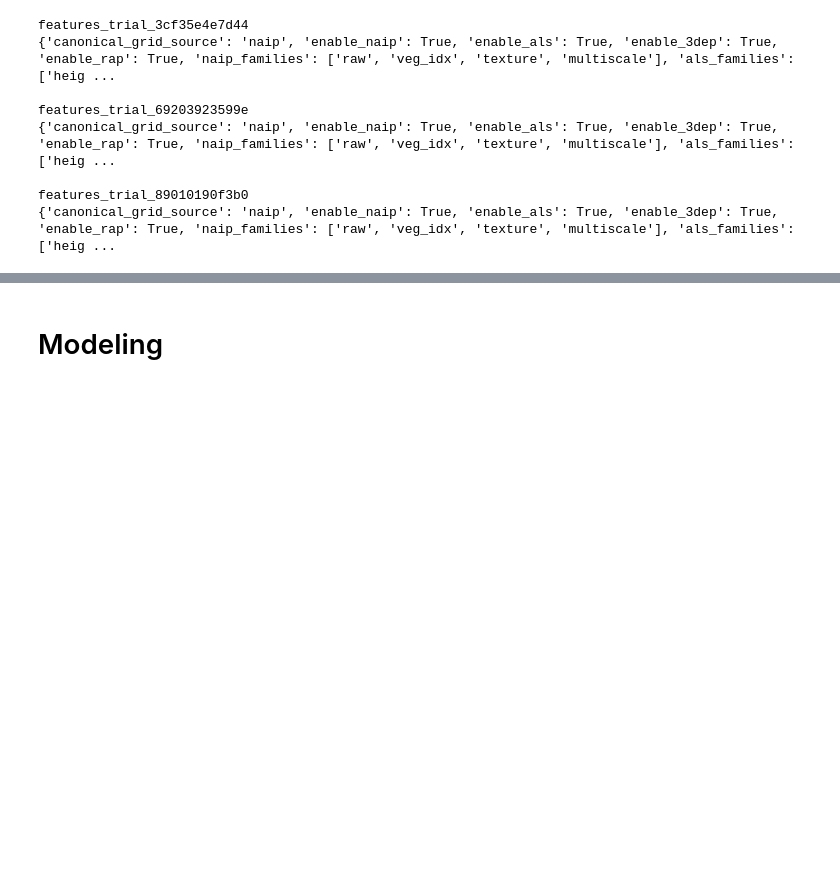
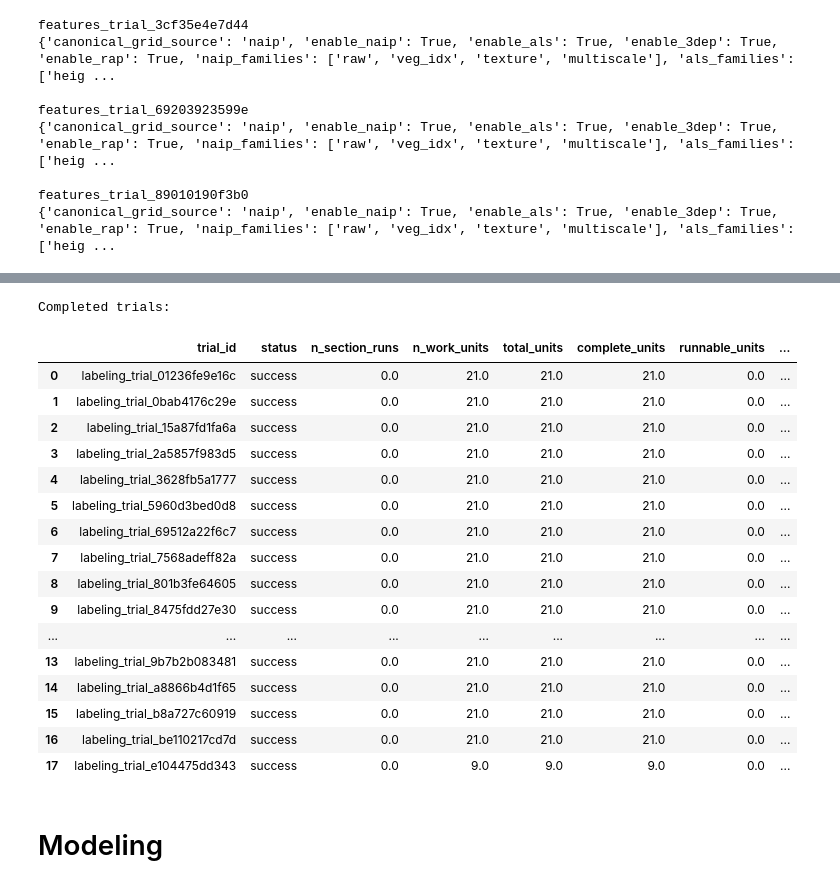
Before and after one commit to ICharmU/shrub, a Jupyter notebook: Final/main.ipynb, the cells around one changed output, grey strips where cells are left out. Drawn from its saved outputs; the diff is of its cells as text; code cells hidden in the pictures; blank space fills up the shorter version.

```diff
--- a/Final/main.ipynb
+++ b/Final/main.ipynb
@@ -1549,3 +1587,25 @@ feature_unit_bar.close()
+# %%
+print("Completed trials:")
+display(grid.completed_trials_frame())
+# %% [output]
+Completed trials:
+|  | trial_id | status | n_section_runs | n_work_units | total_units | complete_units | runnable_units | ... |
+| 0 | labeling_trial_01236fe9e16c | success | 0.0 | 21.0 | 21.0 | 21.0 | 0.0 | ... |
+| 1 | labeling_trial_0bab4176c29e | success | 0.0 | 21.0 | 21.0 | 21.0 | 0.0 | ... |
+| 2 | labeling_trial_15a87fd1fa6a | success | 0.0 | 21.0 | 21.0 | 21.0 | 0.0 | ... |
+| 3 | labeling_trial_2a5857f983d5 | success | 0.0 | 21.0 | 21.0 | 21.0 | 0.0 | ... |
+| 4 | labeling_trial_3628fb5a1777 | success | 0.0 | 21.0 | 21.0 | 21.0 | 0.0 | ... |
+| 5 | labeling_trial_5960d3bed0d8 | success | 0.0 | 21.0 | 21.0 | 21.0 | 0.0 | ... |
+| 6 | labeling_trial_69512a22f6c7 | success | 0.0 | 21.0 | 21.0 | 21.0 | 0.0 | ... |
+| 7 | labeling_trial_7568adeff82a | success | 0.0 | 21.0 | 21.0 | 21.0 | 0.0 | ... |
+| 8 | labeling_trial_801b3fe64605 | success | 0.0 | 21.0 | 21.0 | 21.0 | 0.0 | ... |
+| 9 | labeling_trial_8475fdd27e30 | success | 0.0 | 21.0 | 21.0 | 21.0 | 0.0 | ... |
+| ... | ... | ... | ... | ... | ... | ... | ... | ... |
+| 13 | labeling_trial_9b7b2b083481 | success | 0.0 | 21.0 | 21.0 | 21.0 | 0.0 | ... |
+| 14 | labeling_trial_a8866b4d1f65 | success | 0.0 | 21.0 | 21.0 | 21.0 | 0.0 | ... |
+| 15 | labeling_trial_b8a727c60919 | success | 0.0 | 21.0 | 21.0 | 21.0 | 0.0 | ... |
+| 16 | labeling_trial_be110217cd7d | success | 0.0 | 21.0 | 21.0 | 21.0 | 0.0 | ... |
+| 17 | labeling_trial_e104475dd343 | success | 0.0 | 9.0 | 9.0 | 9.0 | 0.0 | ... |
 # %% [markdown]
 # Modeling
 # %%
```
Also changed, not shown: parts of 2 cells of this notebook, 1 other file.
